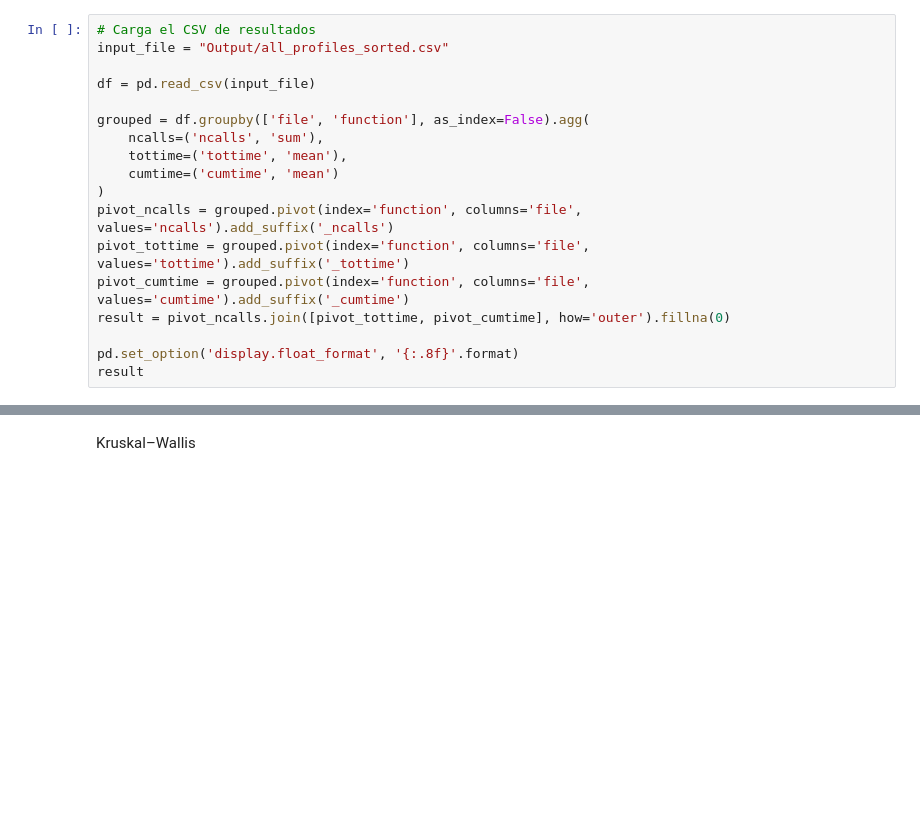
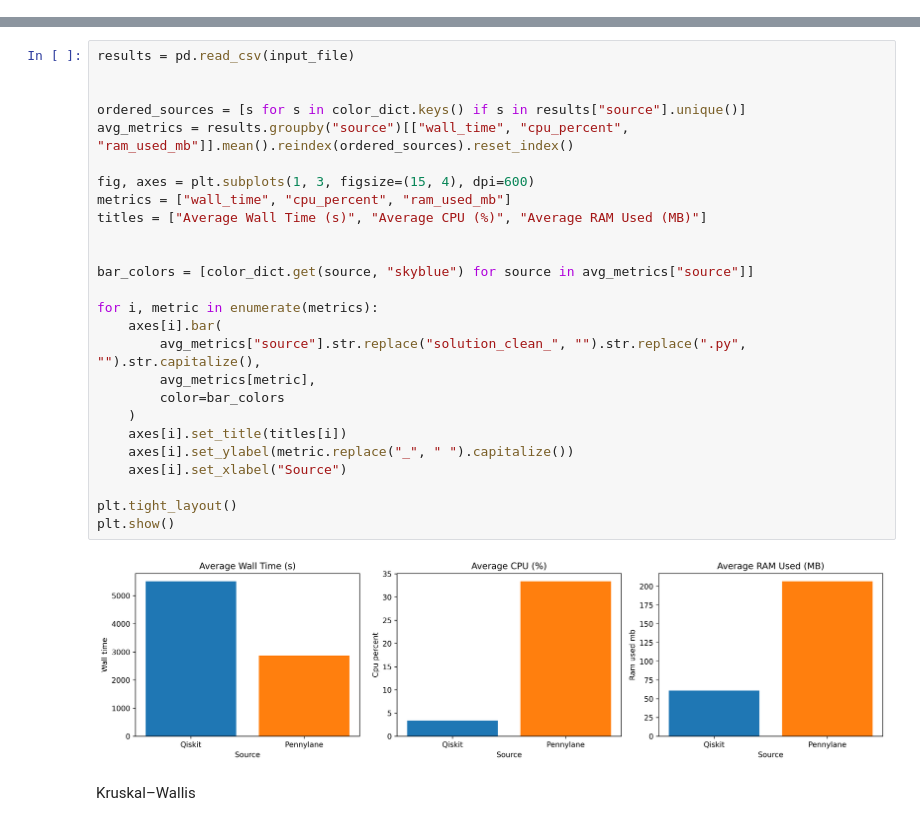
Before and after one commit to Universidad-Cenfotec/VQSVD-Project, a Jupyter notebook: app/algorithms/benchmark_vqsvd.ipynb, the cells around one changed output, grey strips where cells are left out. Drawn from its saved outputs; the diff is of its cells as text; blank space fills up the shorter version.

```diff
--- a/app/algorithms/benchmark_vqsvd.ipynb
+++ b/app/algorithms/benchmark_vqsvd.ipynb
@@ -189,18 +274,0 @@ dtype: float64
-# %%
-# Carga el CSV de resultados
-input_file = "Output/all_profiles_sorted.csv"
-
-df = pd.read_csv(input_file)
-
-grouped = df.groupby(['file', 'function'], as_index=False).agg(
-    ncalls=('ncalls', 'sum'),
-    tottime=('tottime', 'mean'),
-    cumtime=('cumtime', 'mean')
-)
-pivot_ncalls = grouped.pivot(index='function', columns='file', values='ncalls').add_suffix('_ncalls')
-pivot_tottime = grouped.pivot(index='function', columns='file', values='tottime').add_suffix('_tottime')
-pivot_cumtime = grouped.pivot(index='function', columns='file', values='cumtime').add_suffix('_cumtime')
-result = pivot_ncalls.join([pivot_tottime, pivot_cumtime], how='outer').fillna(0)
-
-pd.set_option('display.float_format', '{:.8f}'.format)
-result
@@ -226,3 +309,31 @@ result
+# %%
+results = pd.read_csv(input_file)
+
+
+ordered_sources = [s for s in color_dict.keys() if s in results["source"].unique()]
+avg_metrics = results.groupby("source")[["wall_time", "cpu_percent", "ram_used_mb"]].mean().reindex(ordered_sources).reset_index()
+
+fig, axes = plt.subplots(1, 3, figsize=(15, 4), dpi=600)
+metrics = ["wall_time", "cpu_percent", "ram_used_mb"]
+titles = ["Average Wall Time (s)", "Average CPU (%)", "Average RAM Used (MB)"]
+
+
+bar_colors = [color_dict.get(source, "skyblue") for source in avg_metrics["source"]]
+
+for i, metric in enumerate(metrics):
+    axes[i].bar(
+        avg_metrics["source"].str.replace("solution_clean_", "").str.replace(".py", "").str.capitalize(),
+        avg_metrics[metric],
+        color=bar_colors
+    )
+    axes[i].set_title(titles[i])
+    axes[i].set_ylabel(metric.replace("_", " ").capitalize())
+    axes[i].set_xlabel("Source")
+
+plt.tight_layout()
+plt.show()
+# %% [output]
+[figure, added]
 # %% [markdown]
 Kruskal–Wallis
 # %%
```
Also changed, not shown: parts of 15 cells of this notebook, 8 other files.
